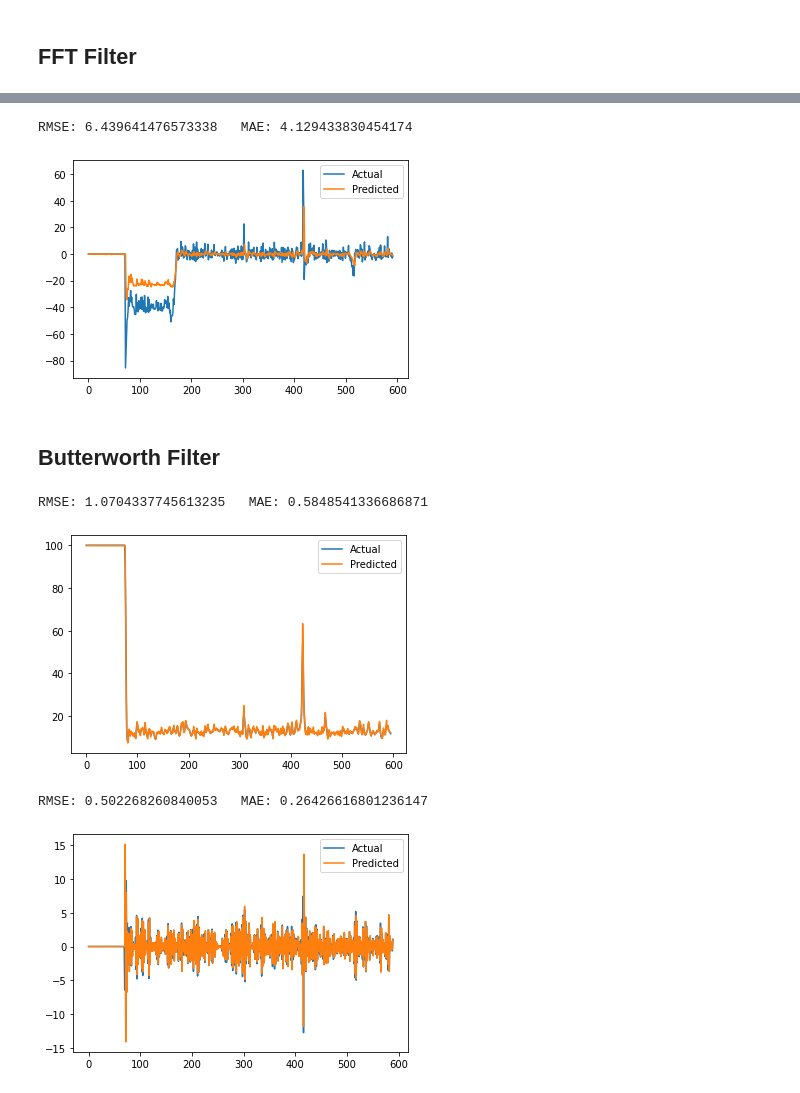
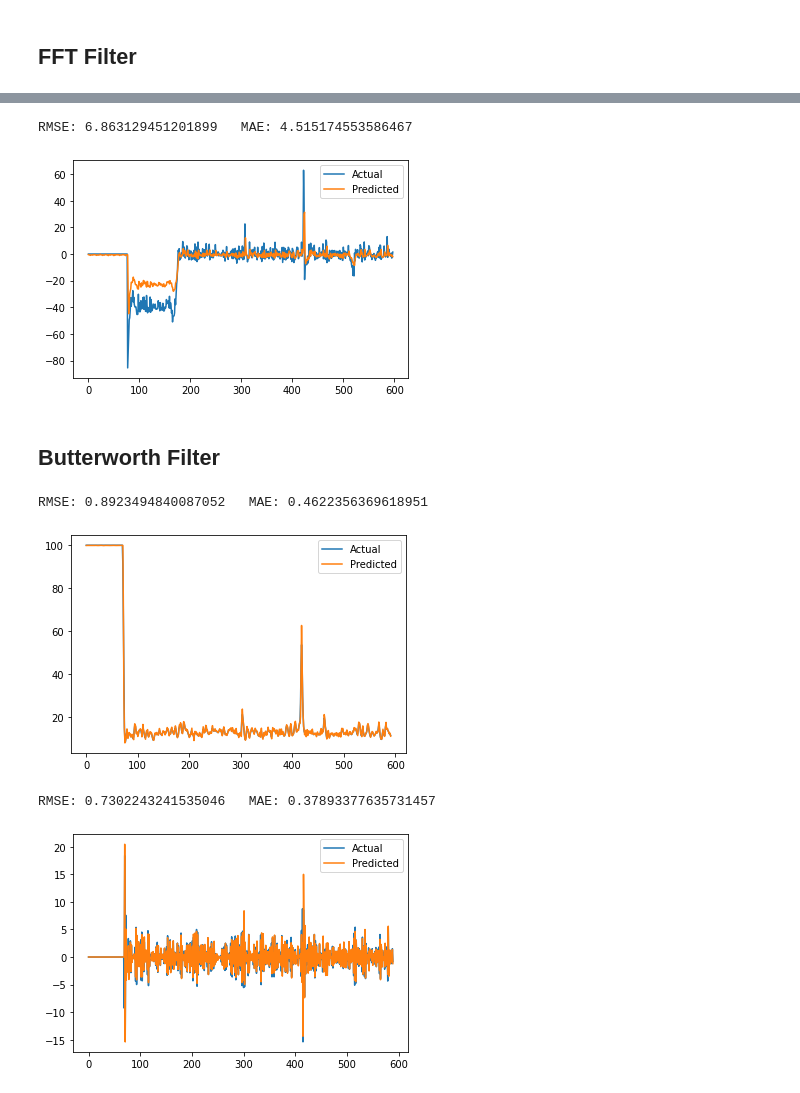
Before and after one commit to dipayan2/ARMAModel, a Jupyter notebook: ModularCode.ipynb, the cells around one changed output, grey strips where cells are left out. Drawn from its saved outputs; the diff is of its cells as text; code cells hidden in the pictures.

```diff
--- a/ModularCode.ipynb
+++ b/ModularCode.ipynb
@@ -425,7 +425,7 @@ def main(TEST_START=7500,STEP=50,N_CLUST=5,TRAIN_END=7500,ARP=4,PASS='low',FILT=
     df_raw = pd.DataFrame()
     df_raw['endog'] = utilData.bUtil
     df_raw['exog1'] = utilData.mUtil.diff().shift(1)
-    df_raw['exog2'] = utilData.mUtil.diff().shift(1)
+    df_raw['exog2'] = utilData.mUtil.diff().shift(2)
     df_data = df_raw.dropna()
     if FTYPE=='butter':
         dy = np.clip(butter_lfilter(df_data.endog.to_numpy(),FILT,passtype=PASS),-100,100)
@@ -547,21 +547,21 @@ RMSE: 0.954991245946785   MAE: 0.5841623350409784
 [figure]
 # %%
-main(TRAIN_END=7500,TEST_START=7500,N_CLUST=12,STEP=600,ARP=8,PASS='high',FILT=0.5,FTYPE='FFT',WFT=100,PX=5)
+main(TRAIN_END=7500,TEST_START=7500,N_CLUST=2,STEP=600,ARP=2,PASS='high',FILT=0.5,FTYPE='FFT',WFT=100,PX=5)
 # %% [output]
-RMSE: 6.439641476573338   MAE: 4.129433830454174
+RMSE: 6.863129451201899   MAE: 4.515174553586467
-[figure, old version]
+[figure, new version]
 # %% [markdown]
 ## Butterworth Filter
 # %%
-main(TRAIN_END=7500,TEST_START=7500,N_CLUST=2,STEP=600,ARP=4,FILT=0.25)
+main(TRAIN_END=7500,TEST_START=7500,N_CLUST=3,STEP=600,ARP=8,FILT=0.25)
 # %% [output]
-RMSE: 1.0704337745613235   MAE: 0.5848541336686871
+RMSE: 0.8923494840087052   MAE: 0.4622356369618951
-[figure, old version]
+[figure, new version]
 # %%
-main(TRAIN_END=7500,TEST_START=7500,N_CLUST=12,STEP=600,ARP=10,PASS='high',FILT=0.8)
+main(TRAIN_END=7500,TEST_START=7500,N_CLUST=2,STEP=600,ARP=10,PASS='high',FILT=0.75)
 # %% [output]
-RMSE: 0.502268260840053   MAE: 0.26426616801236147
+RMSE: 0.7302243241535046   MAE: 0.37893377635731457
-[figure, old version]
+[figure, new version]
 # %%
 from statsmodels.graphics.tsaplots import plot_pacf, plot_acf
 utilData = getNewDataFrame('UtilTestFinal')
```
Also changed, not shown: parts of 1 cell of this notebook, 1 other file.
